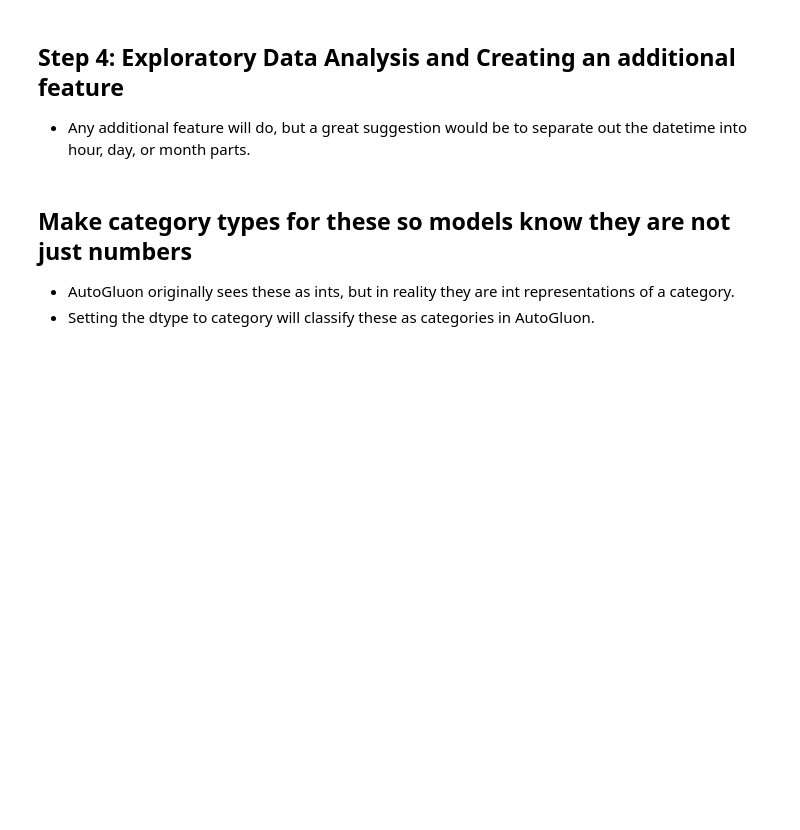
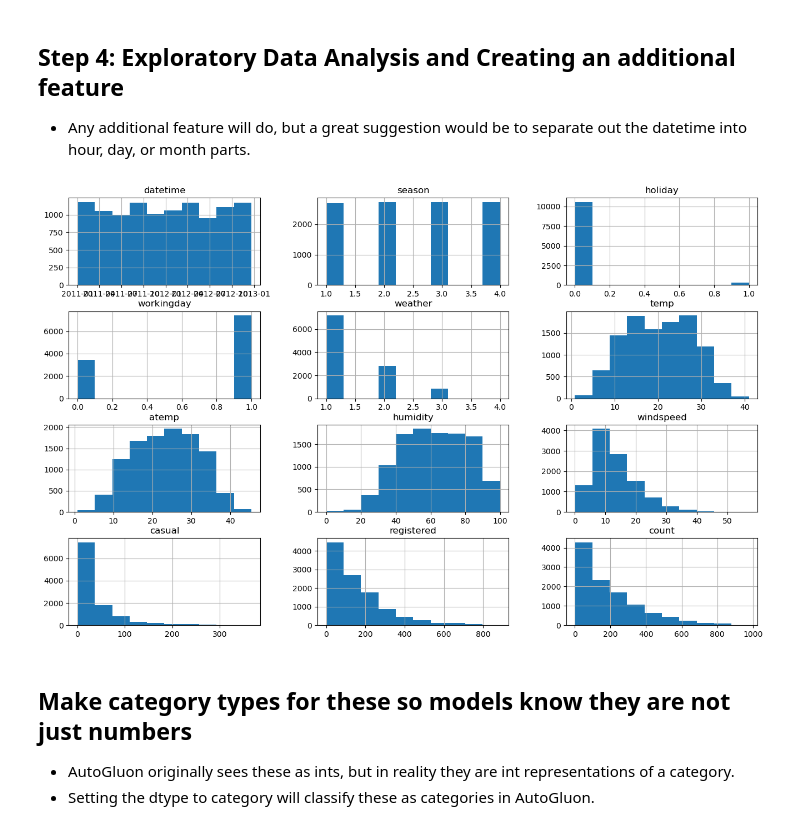
Before and after one commit to Gussiii/Udacity_ML_AWS, a Jupyter notebook: project_1/project-template.ipynb, the cells around one changed output. Saved outputs shown, nothing was run; the diff lists cells and outputs as text; code cells hidden in the pictures; blank space fills up the shorter version.

```diff
--- a/project_1/project-template.ipynb
+++ b/project_1/project-template.ipynb
@@ -152,4 +350,6 @@ submission.to_csv("./data/out/submission.csv", index=False)
 * Any additional feature will do, but a great suggestion would be to separate out the datetime into hour, day, or month parts.
 # %%
 # Create a histogram of all features to show the distribution of each one relative to the data. This is part of the exploritory data analysis
-train.hist()
+train.hist(figsize=(16,10));
+# %% [output]
+[figure, added]
```
Also changed, not shown: parts of 41 cells of this notebook, 4 other files.
